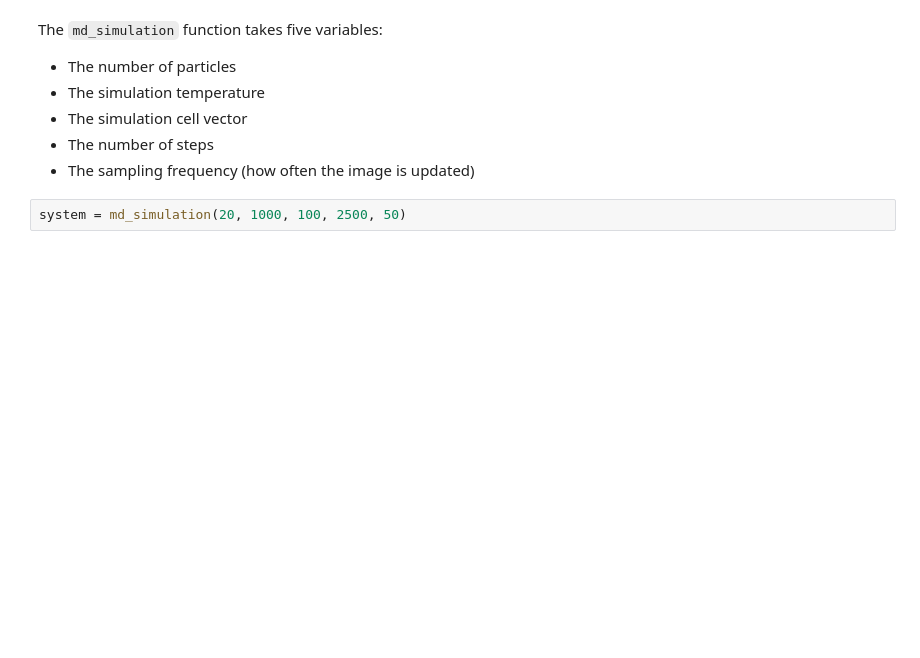
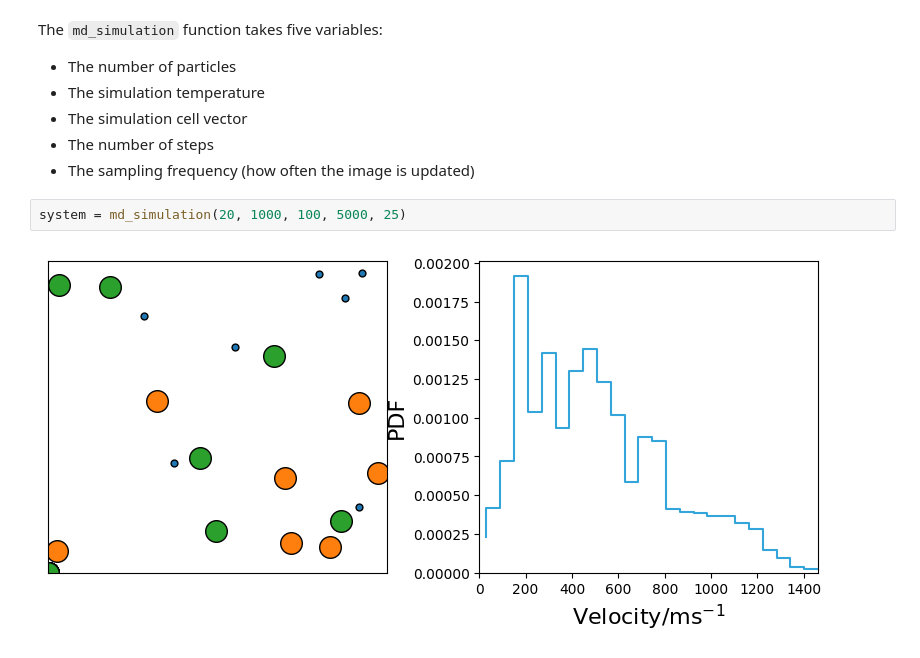
Before and after one commit to arm61/pylj, a Jupyter notebook: examples/simple_examples/molecular_dynamics.ipynb, the cells around one changed output. Saved outputs shown, nothing was run; the diff lists cells and outputs as text; blank space fills up the shorter version.

```diff
--- a/examples/simple_examples/molecular_dynamics.ipynb
+++ b/examples/simple_examples/molecular_dynamics.ipynb
@@ -38,4 +38,6 @@ The `md_simulation` function takes five variables:
 - The number of steps
 - The sampling frequency (how often the image is updated)
 # %%
-system = md_simulation(20, 1000, 100, 2500, 50)
+system = md_simulation(20, 1000, 100, 5000, 25)
+# %% [output]
+[figure, added]
```
